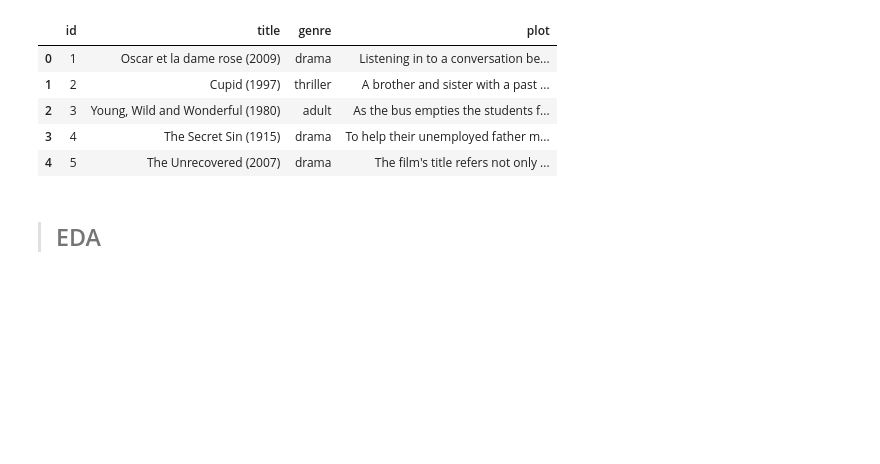
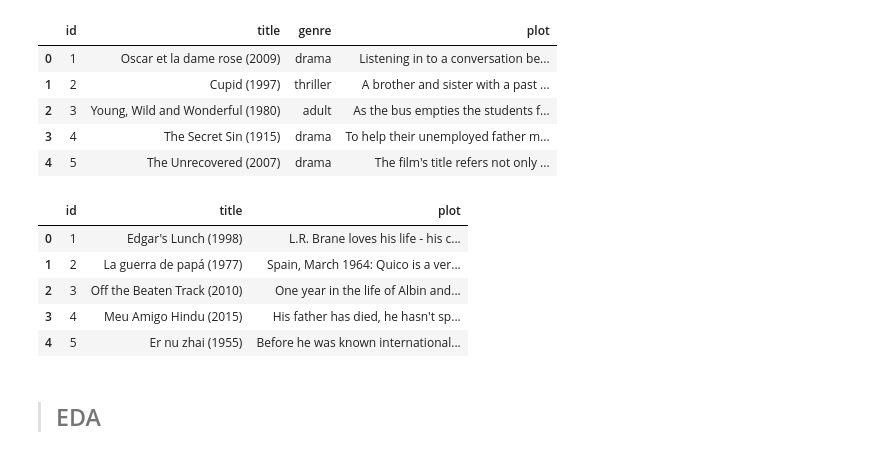
Before and after one commit to amannnnnyyyy/CODSOFT, a Jupyter notebook: movie_genre_classification/notebooks/movie.ipynb, the cells around one changed output. Saved outputs shown, nothing was run; the diff lists cells and outputs as text; code cells hidden in the pictures; blank space fills up the shorter version.

```diff
--- a/movie_genre_classification/notebooks/movie.ipynb
+++ b/movie_genre_classification/notebooks/movie.ipynb
@@ -30,6 +31,8 @@ data_paths = {
     'test_solution':'../docs/test_data_solution.txt'
 }
 train_data = ld(data_paths['train'])
+test_data = ld(data_paths['test'])
+test_data_solution = ld(data_paths['test_solution'])
 train_data.head()
 # %% [output]
 |  | id | title | genre | plot |
@@ -38,3 +41,12 @@ train_data.head()
 | 2 | 3 | Young, Wild and Wonderful (1980) | adult | As the bus empties the students f... |
 | 3 | 4 | The Secret Sin (1915) | drama | To help their unemployed father m... |
 | 4 | 5 | The Unrecovered (2007) | drama | The film's title refers not only ... |
+# %%
+test_data.head()
+# %% [output]
+|  | id | title | plot |
+| 0 | 1 | Edgar's Lunch (1998) | L.R. Brane loves his life - his c... |
+| 1 | 2 | La guerra de papá (1977) | Spain, March 1964: Quico is a ver... |
+| 2 | 3 | Off the Beaten Track (2010) | One year in the life of Albin and... |
+| 3 | 4 | Meu Amigo Hindu (2015) | His father has died, he hasn't sp... |
+| 4 | 5 | Er nu zhai (1955) | Before he was known international... |
```
Also changed, not shown: parts of 19 cells of this notebook, 1 other file.
